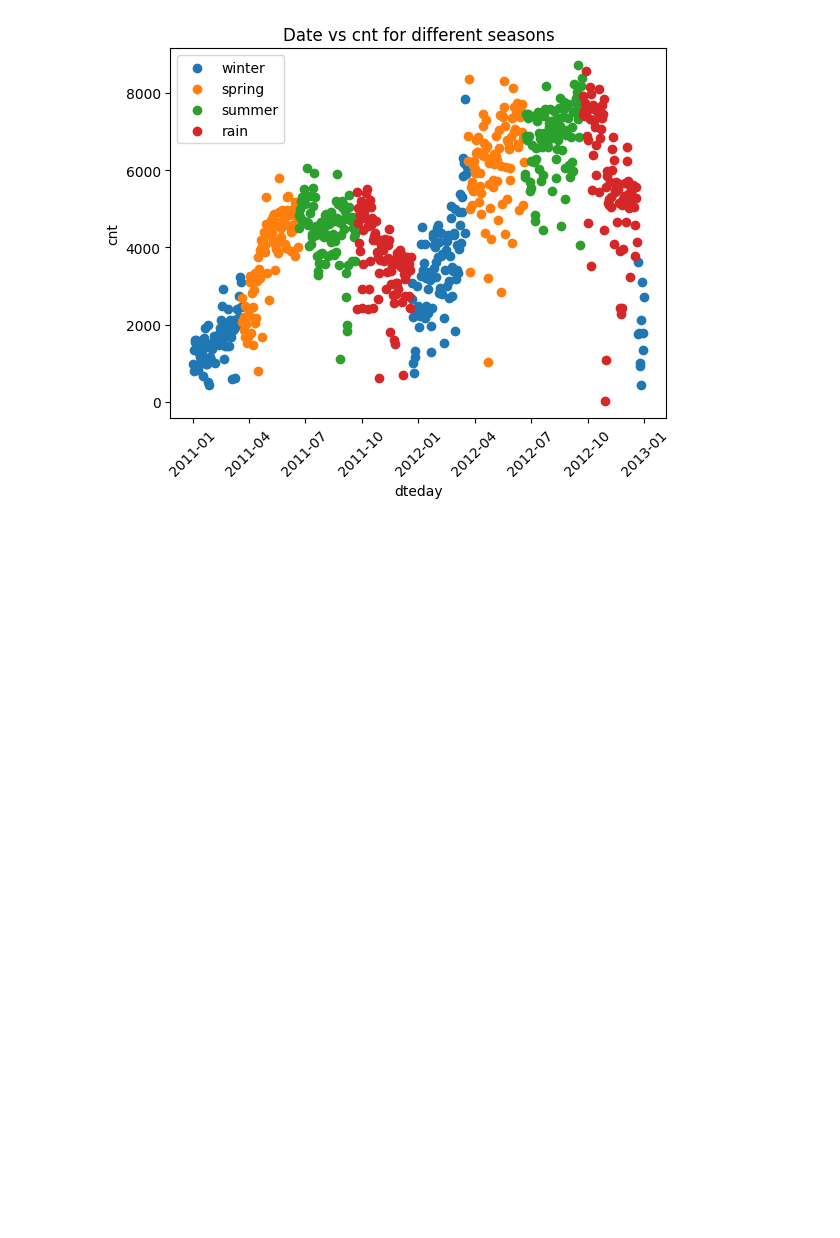
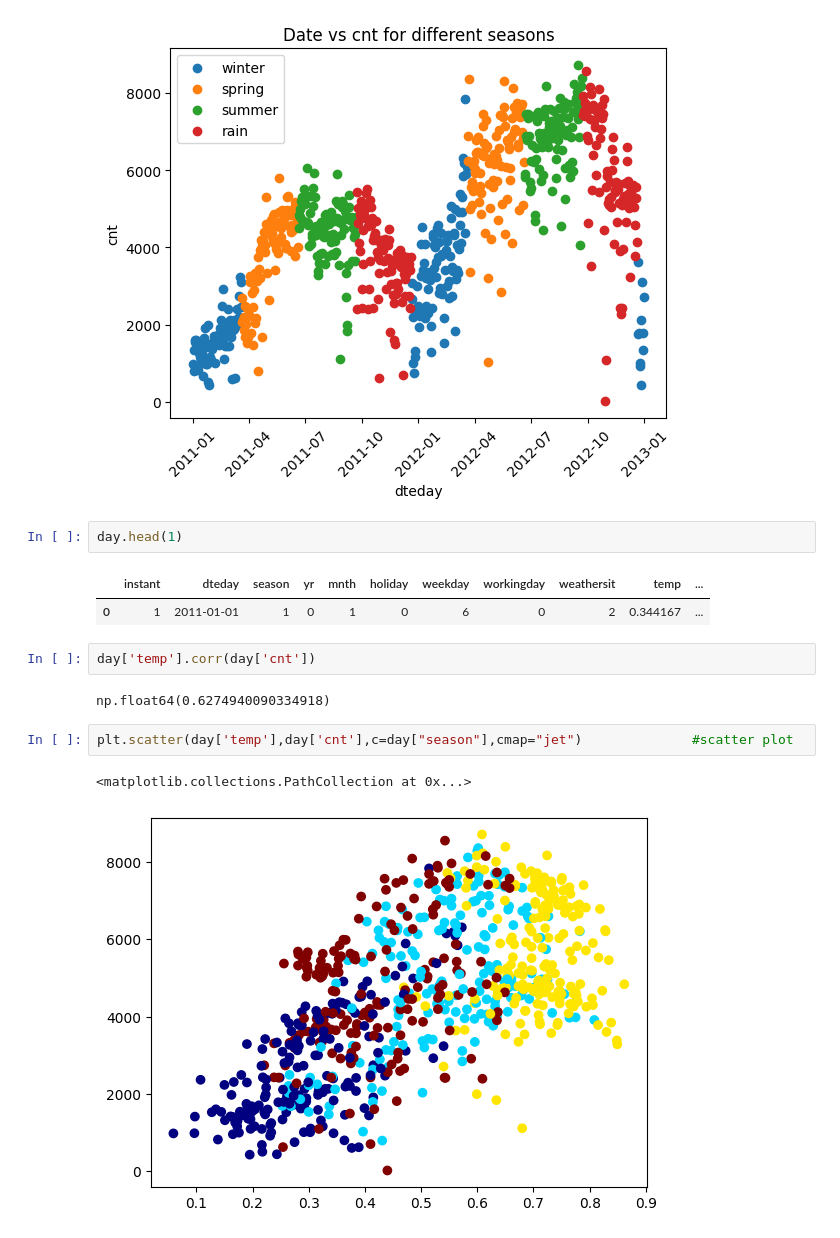
Before and after one commit to Aaditya-Singh0423/Machine-Learning, a Jupyter notebook: Visual_class_1/Visual_class_1/matplotlib.ipynb, the cells around one changed output. Saved outputs shown, nothing was run; the diff lists cells and outputs as text; blank space fills up the shorter version.

```diff
--- a/Visual_class_1/Visual_class_1/matplotlib.ipynb
+++ b/Visual_class_1/Visual_class_1/matplotlib.ipynb
@@ -204,3 +204,17 @@ plt.xticks(rotation=45)
 plt.show()
 # %% [output]
 [figure]
+# %%
+day.head(1)
+# %% [output]
+|  | instant | dteday | season | yr | mnth | holiday | weekday | workingday | weathersit | temp | ... |
+| 0 | 1 | 2011-01-01 | 1 | 0 | 1 | 0 | 6 | 0 | 2 | 0.344167 | ... |
+# %%
+day['temp'].corr(day['cnt'])
+# %% [output]
+np.float64(0.6274940090334918)
+# %%
+plt.scatter(day['temp'],day['cnt'],c=day["season"],cmap="jet")              #scatter plot
+# %% [output]
+<matplotlib.collections.PathCollection at 0x...>
+[figure, added]
```
Also changed, not shown: parts of 7 cells of this notebook.
